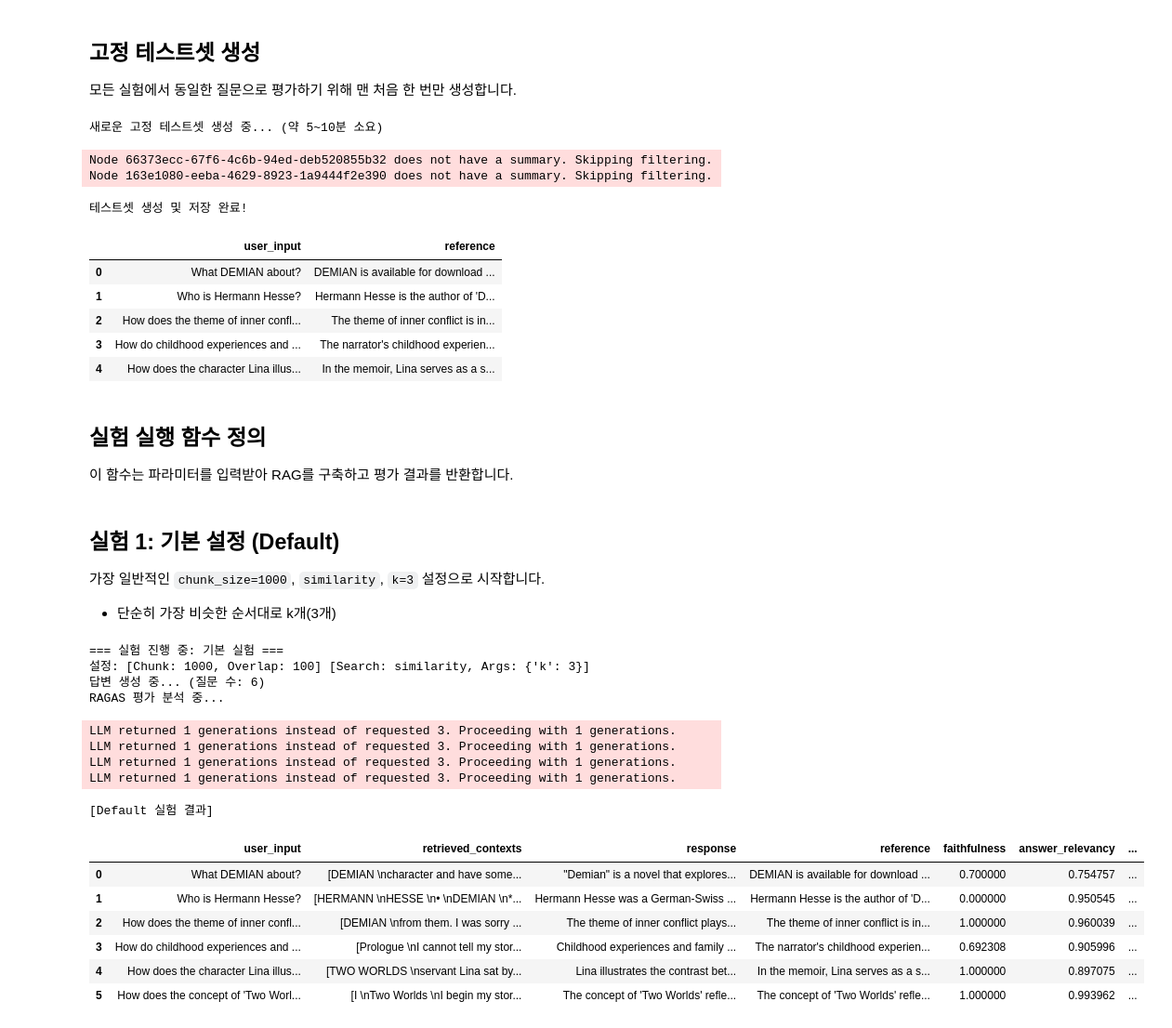
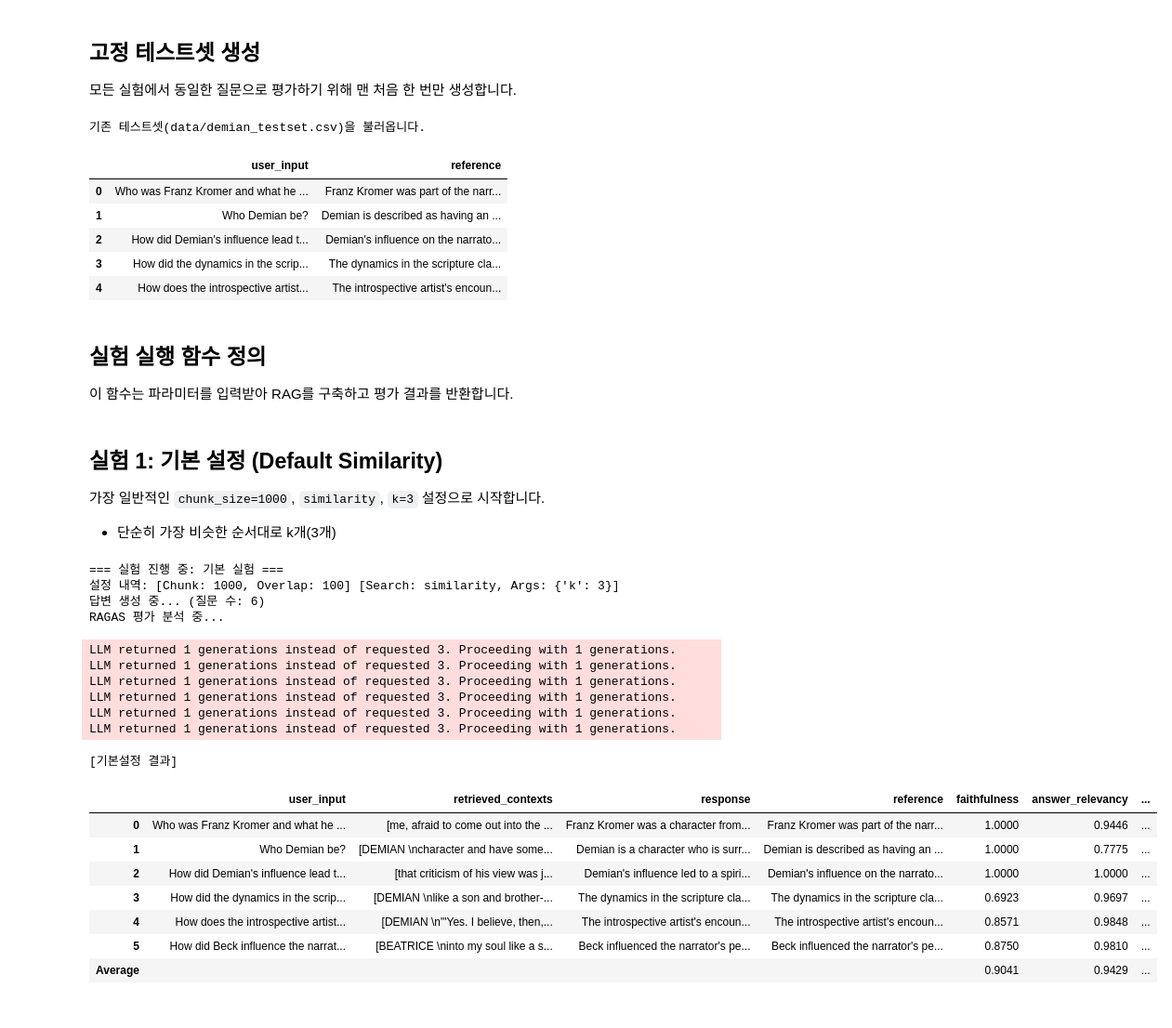
Before and after one commit to JamesYang76/AIFFEL_quest_eng, a Jupyter notebook: Rag/ragas.ipynb, the cells around one changed output. Shown at 93% size. Drawn from its saved outputs; the diff is of its cells as text; code cells hidden in the pictures.

```diff
--- a/Rag/ragas.ipynb
+++ b/Rag/ragas.ipynb
@@ -114,22 +138,19 @@ else:
     print("새로운 고정 테스트셋 생성 중... (약 5~10분 소요)")
     generator = TestsetGenerator.from_langchain(llm, embeddings)
     # 5개의 질문 생성 (성능 비교를 위해 고정)
-    testset = generator.generate_with_langchain_docs(full_docs[:30], testset_size=5)
+    testset = generator.generate_with_langchain_docs(full_docs[50:80], testset_size=5)
     test_df = testset.to_pandas()
     test_df.to_csv(TESTSET_PATH, index=False)
     print("테스트셋 생성 및 저장 완료!")
 display(test_df[['user_input', 'reference']].head())
 # %% [output]
-새로운 고정 테스트셋 생성 중... (약 5~10분 소요)
+기존 테스트셋(data/demian_testset.csv)을 불러옵니다.
-Node 66373ecc-67f6-4c6b-94ed-deb520855b32 does not have a summary. Skipping filtering.
-Node 163e1080-eeba-4629-8923-1a9444f2e390 does not have a summary. Skipping filtering.
-테스트셋 생성 및 저장 완료!
 |  | user_input | reference |
-| 0 | What DEMIAN about? | DEMIAN is available for download ... |
-| 1 | Who is Hermann Hesse? | Hermann Hesse is the author of 'D... |
-| 2 | How does the theme of inner confl... | The theme of inner conflict is in... |
-| 3 | How do childhood experiences and ... | The narrator's childhood experien... |
-| 4 | How does the character Lina illus... | In the memoir, Lina serves as a s... |
+| 0 | Who was Franz Kromer and what he ... | Franz Kromer was part of the narr... |
+| 1 | Who Demian be? | Demian is described as having an ... |
+| 2 | How did Demian's influence lead t... | Demian's influence on the narrato... |
+| 3 | How did the dynamics in the scrip... | The dynamics in the scripture cla... |
+| 4 | How does the introspective artist... | The introspective artist's encoun... |
 # %% [markdown]
 ## 실험 실행 함수 정의
 이 함수는 파라미터를 입력받아 RAG를 구축하고 평가 결과를 반환합니다.
@@ -178,9 +199,7 @@ def evaluate_rag_system(exp_name, retriever, prompt_template=None, log_params=""
         # 최신 방식: System/Human 메세지 분리 (Optimized Style)
         # 기본 시스템 지점 (System Message)
         system_instruction = """
-        You are a professional book analyst assistant.
-        Your primary goal is to answer questions strictly based on the provided context.
-        If the context is insufficient, explicitly state that you don't know based on the context.
+        You are a professional book analyst assistant and expert literary scholar.
         """
         prompt = ChatPromptTemplate.from_messages([
             ("system", system_instruction), # 공통 가이드라인 유지
@@ -201,8 +220,10 @@ def evaluate_rag_system(exp_name, retriever, prompt_template=None, log_params=""
     contexts = [[d.page_content for d in retriever.invoke(q)] for q in questions]
 
     dataset = Dataset.from_dict({
-        "user_input": questions, "response": answers,
-        "retrieved_contexts": contexts, "reference": test_df['reference'].tolist()
+        "question": questions,
+        "answer": answers,
+        "contexts": contexts,
+        "ground_truth": test_df['reference'].tolist()
     })
 
     print("RAGAS 평가 분석 중...")
@@ -222,3 +243,13 @@ def run_rag_experiment(exp_name, chunk_size, chunk_overlap, search_type="similar
     # 부품 2: 평가 진행
     params_str = f"[Chunk: {chunk_size}, Overlap: {chunk_overlap}] [Search: {search_type}, Args: {search_kwargs}]"
     return evaluate_rag_system(exp_name, retriever, prompt_template, log_params=params_str)
+# %%
+def display_result(result, title):
+    print(f"\n[{title} 결과]")
+    df_res = result.to_pandas()
+
+    # 1. 수치형 컬럼들의 평균만 구해서 'Average' 행에 넣습니다.
+    df_res.loc['Average'] = df_res.select_dtypes(include='number').mean()
+
+    # 2. 소수점 4자리까지 반올림하고, 나머지 NaN(텍스트 컬럼들)은 빈 문자열("")로 채웁니다.
+    display(df_res.round(4).fillna(""))
@@ -225,25 +312,27 @@ def run_rag_experiment(exp_name, chunk_size, chunk_overlap, search_type="similar
 # %% [markdown]
-## 실험 1: 기본 설정 (Default)
+## 실험 1: 기본 설정 (Default Similarity)
 가장 일반적인 `chunk_size=1000`, `similarity`, `k=3` 설정으로 시작합니다.
 - 단순히 가장 비슷한 순서대로 k개(3개)
 # %%
 result_default= run_rag_experiment("기본 실험", 1000, 100, search_type="similarity", search_kwargs={"k": 3})
-print("\n[Default 실험 결과]")
-display(result_default.to_pandas())
+display_result(result_default, "기본설정")
 # %% [output]
 === 실험 진행 중: 기본 실험 ===
-설정: [Chunk: 1000, Overlap: 100] [Search: similarity, Args: {'k': 3}]
+설정 내역: [Chunk: 1000, Overlap: 100] [Search: similarity, Args: {'k': 3}]
 답변 생성 중... (질문 수: 6)
 RAGAS 평가 분석 중...
 LLM returned 1 generations instead of requested 3. Proceeding with 1 generations.
 LLM returned 1 generations instead of requested 3. Proceeding with 1 generations.
 LLM returned 1 generations instead of requested 3. Proceeding with 1 generations.
 LLM returned 1 generations instead of requested 3. Proceeding with 1 generations.
+LLM returned 1 generations instead of requested 3. Proceeding with 1 generations.
+LLM returned 1 generations instead of requested 3. Proceeding with 1 generations.
-[Default 실험 결과]
+[기본설정 결과]
 |  | user_input | retrieved_contexts | response | reference | faithfulness | answer_relevancy | ... |
-| 0 | What DEMIAN about? | [DEMIAN \ncharacter and have some... | "Demian" is a novel that explores... | DEMIAN is available for download ... | 0.700000 | 0.754757 | ... |
-| 1 | Who is Hermann Hesse? | [HERMANN \nHESSE \n• \nDEMIAN \n*... | Hermann Hesse was a German-Swiss ... | Hermann Hesse is the author of 'D... | 0.000000 | 0.950545 | ... |
-| 2 | How does the theme of inner confl... | [DEMIAN \nfrom them. I was sorry ... | The theme of inner conflict plays... | The theme of inner conflict is in... | 1.000000 | 0.960039 | ... |
-| 3 | How do childhood experiences and ... | [Prologue \nI cannot tell my stor... | Childhood experiences and family ... | The narrator's childhood experien... | 0.692308 | 0.905996 | ... |
-| 4 | How does the character Lina illus... | [TWO WORLDS \nservant Lina sat by... | Lina illustrates the contrast bet... | In the memoir, Lina serves as a s... | 1.000000 | 0.897075 | ... |
-| 5 | How does the concept of 'Two Worl... | [I \nTwo Worlds \nI begin my stor... | The concept of 'Two Worlds' refle... | The concept of 'Two Worlds' refle... | 1.000000 | 0.993962 | ... |
+| 0 | Who was Franz Kromer and what he ... | [me, afraid to come out into the ... | Franz Kromer was a character from... | Franz Kromer was part of the narr... | 1.0000 | 0.9446 | ... |
+| 1 | Who Demian be? | [DEMIAN \ncharacter and have some... | Demian is a character who is surr... | Demian is described as having an ... | 1.0000 | 0.7775 | ... |
+| 2 | How did Demian's influence lead t... | [that criticism of his view was j... | Demian's influence led to a spiri... | Demian's influence on the narrato... | 1.0000 | 1.0000 | ... |
+| 3 | How did the dynamics in the scrip... | [DEMIAN \nlike a son and brother-... | The dynamics in the scripture cla... | The dynamics in the scripture cla... | 0.6923 | 0.9697 | ... |
+| 4 | How does the introspective artist... | [DEMIAN \n"'Yes. I believe, then,... | The introspective artist's encoun... | The introspective artist's encoun... | 0.8571 | 0.9848 | ... |
+| 5 | How did Beck influence the narrat... | [BEATRICE \ninto my soul like a s... | Beck influenced the narrator's pe... | Beck influenced the narrator's pe... | 0.8750 | 0.9810 | ... |
+| Average |  |  |  |  | 0.9041 | 0.9429 | ... |
```
Also changed, not shown: parts of 26 cells of this notebook.
